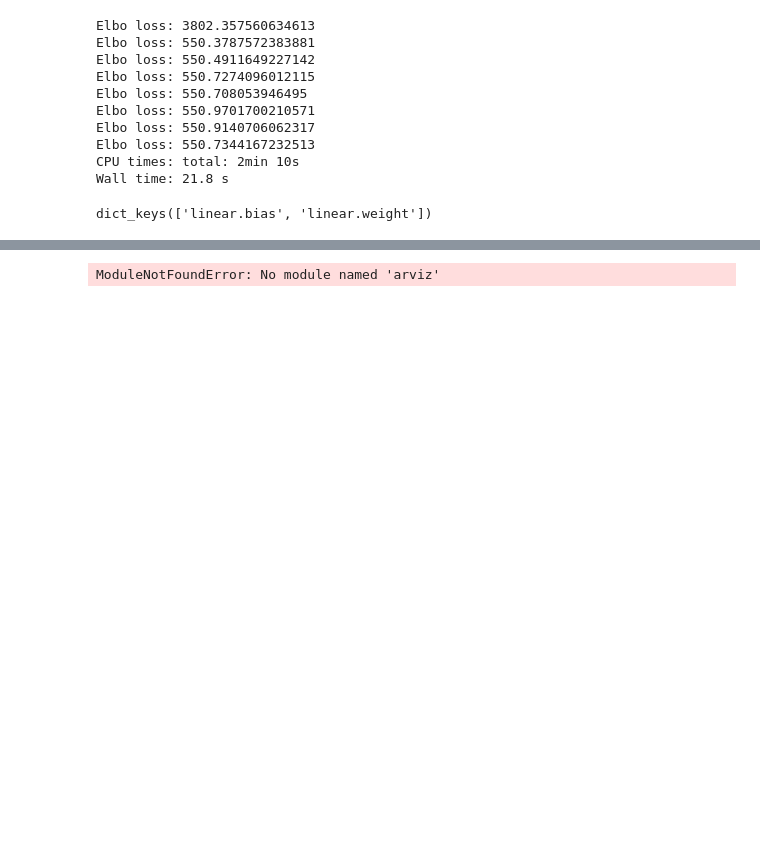
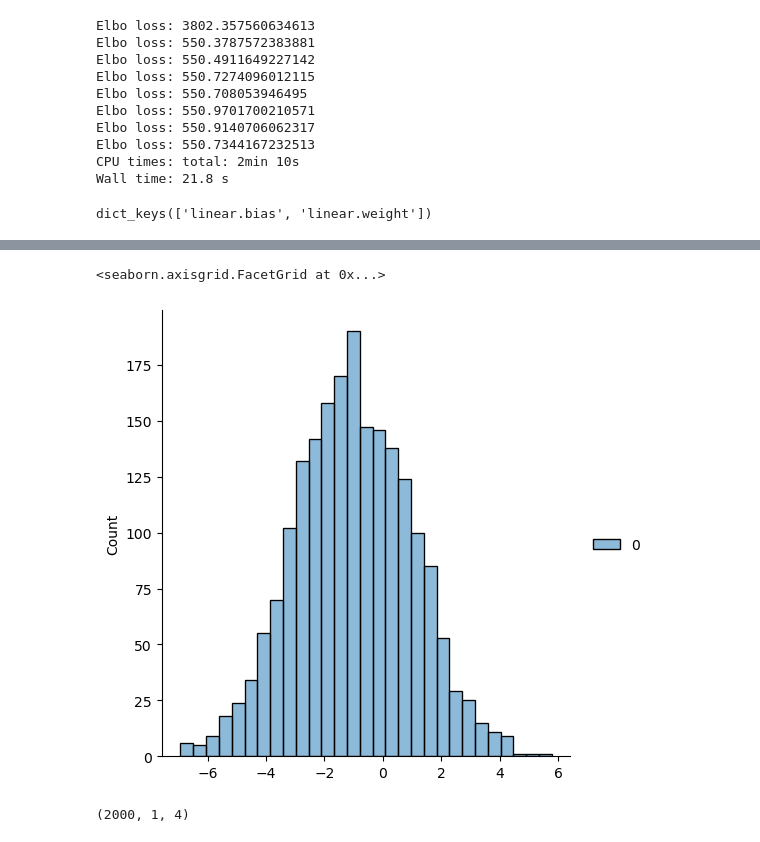
Before and after one commit to seanreed1111/colab-demos, a Jupyter notebook: pyro_logistic_regression_demo.ipynb, the cells around one changed output, grey strips where cells are left out. Drawn from its saved outputs; the diff is of its cells as text; code cells hidden in the pictures; blank space fills up the shorter version.

```diff
--- a/pyro_logistic_regression_demo.ipynb
+++ b/pyro_logistic_regression_demo.ipynb
@@ -339,8 +335,9 @@ dict_keys(['linear.bias', 'linear.weight'])
-# %%
-import arviz as az
-
-az_data = az.from_pyro(mcmc)
-az.plot_trace(az_data, compact=False);
-plt.tight_layout()
-# %% [output]
-ModuleNotFoundError: No module named 'arviz'
+# %%
+sns.displot(data=hmc_samples['linear.bias']);
+# %% [output]
+<seaborn.axisgrid.FacetGrid at 0x...>
+[figure, added]
+# %%
+hmc_samples['linear.weight'].shape
+# %% [output]
+(2000, 1, 4)
```
Also changed, not shown: parts of 2 cells of this notebook.
